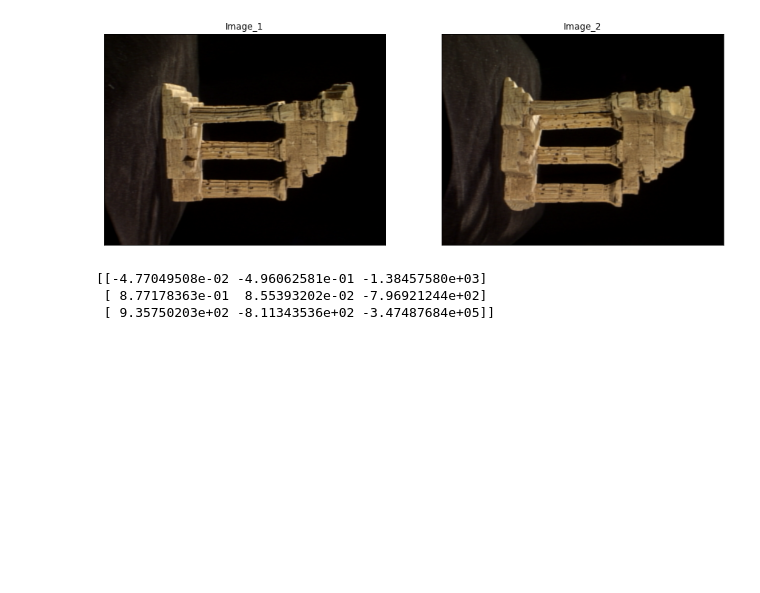
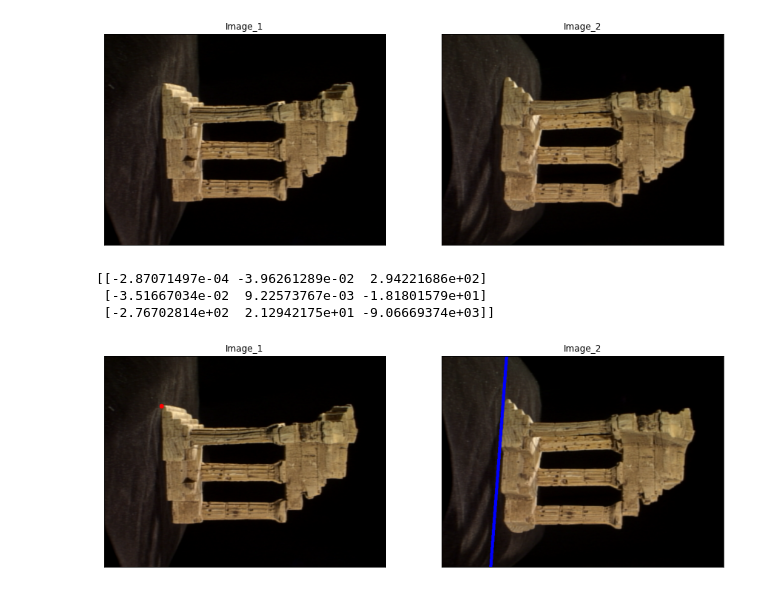
Before and after one commit to nifla2000/EN2550-Codings, a Jupyter notebook: WEEk_8/Ex_8.ipynb, the cells around one changed output. Cells and saved outputs as stored; diff of their text form; code cells hidden in the pictures; blank space fills up the shorter version.

Commit message:
Superimpose_images

```diff
--- a/WEEk_8/Ex_8.ipynb
+++ b/WEEk_8/Ex_8.ipynb
@@ -54,29 +58,41 @@ def skew(x):
     x = x.ravel()
     return np.array([[0, -x[2], x[1]], [x[2],0,x[0]], [-x[1],x[0],0]])
 
-C= null_space(P1)
-C = C+ np.sign(C[0,0])
+C = null_space(P1)
+C = C*np.sign(C[0,0])
 e2 = P2 @ C
 e2x = skew(e2)
 
 F = e2x @ P2 @ np.linalg.pinv(P1)
 print(F)
 # %% [output]
-[[-4.77049508e-02 -4.96062581e-01 -1.38457580e+03]
- [ 8.77178363e-01  8.55393202e-02 -7.96921244e+02]
- [ 9.35750203e+02 -8.11343536e+02 -3.47487684e+05]]
+[[-2.87071497e-04 -3.96261289e-02  2.94221686e+02]
+ [-3.51667034e-02  9.22573767e-03 -1.81801579e+01]
+ [-2.76702814e+02  2.12942175e+01 -9.06669374e+03]]
 # %%
 x = np.array([130, 115, 1])
 cv.circle(im1, (x[0], x[1]), 5, (0, 0, 255), -1)
 l2 = F @ x.T
-P1 = np.array([0, (l2[0]*0 + l2[2])/l2[1]]).astype(int)
-P2 = np.array([500, (l2[0]*500 + l2[2])/l2[1]]).astype(int)
-cv.line(im2, (P1[0],P1[1]), (P2[0],P2[1]),(255,0,0),5)
 
-cv.namedWindow('Im')
-cv.imshow('Im', im1)
-cv.waitKey(0)
-cv.namedWindow('Im')
-cv.imshow('Im', im2)
-cv.waitKey(0)
-cv.destroyAllWindows()
+p1 = np.array([0, (l2[0]*0 + l2[2])/l2[1]]).astype(int)
+p2 = np.array([500, (l2[0]*500 + l2[2])/l2[1]]).astype(int)
+cv.line(im2, (p1[0],p1[1]), (p2[0],p2[1]),(255,0,0),5)
+
+# cv.namedWindow('Im')
+# cv.imshow('Im', im1)
+# cv.waitKey(0)
+# cv.namedWindow('Im')
+# cv.imshow('Im', im2)
+# cv.waitKey(0)
+# cv.destroyAllWindows()
+
+fig, ax = plt.subplots(1,2, sharex='all', sharey='all',figsize=(15,15))
+ax[0].imshow(cv.cvtColor(im1,cv.COLOR_BGR2RGB))
+ax[0].set_title("Image_1")
+ax[0].set_xticks([]) , ax[0].set_yticks([])
+ax[1].imshow(cv.cvtColor(im2,cv.COLOR_BGR2RGB))
+ax[1].set_title("Image_2")
+ax[1].set_xticks([]) , ax[1].set_yticks([])
+plt.show()
+# %% [output]
+[figure, added]
```
Also changed, not shown: parts of 4 cells of this notebook, 11 other files.
